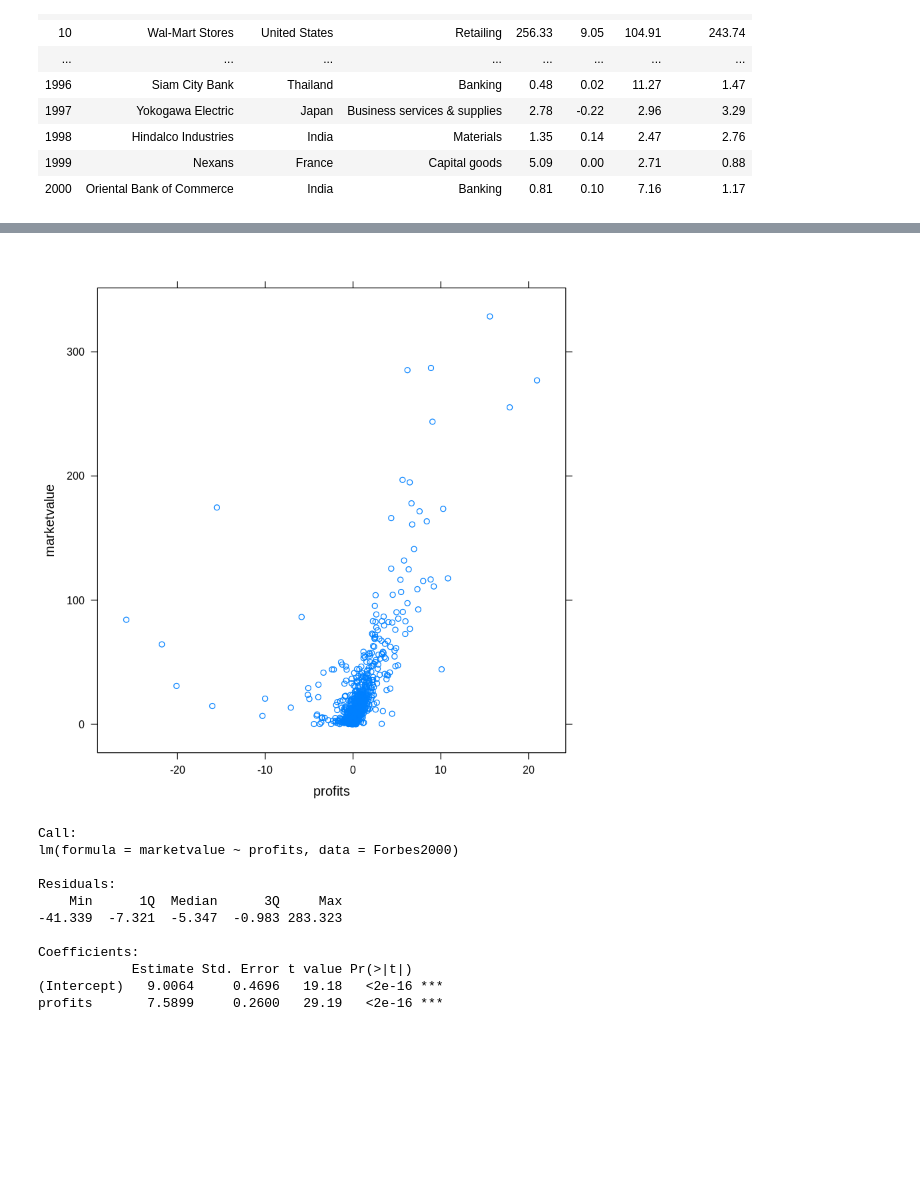
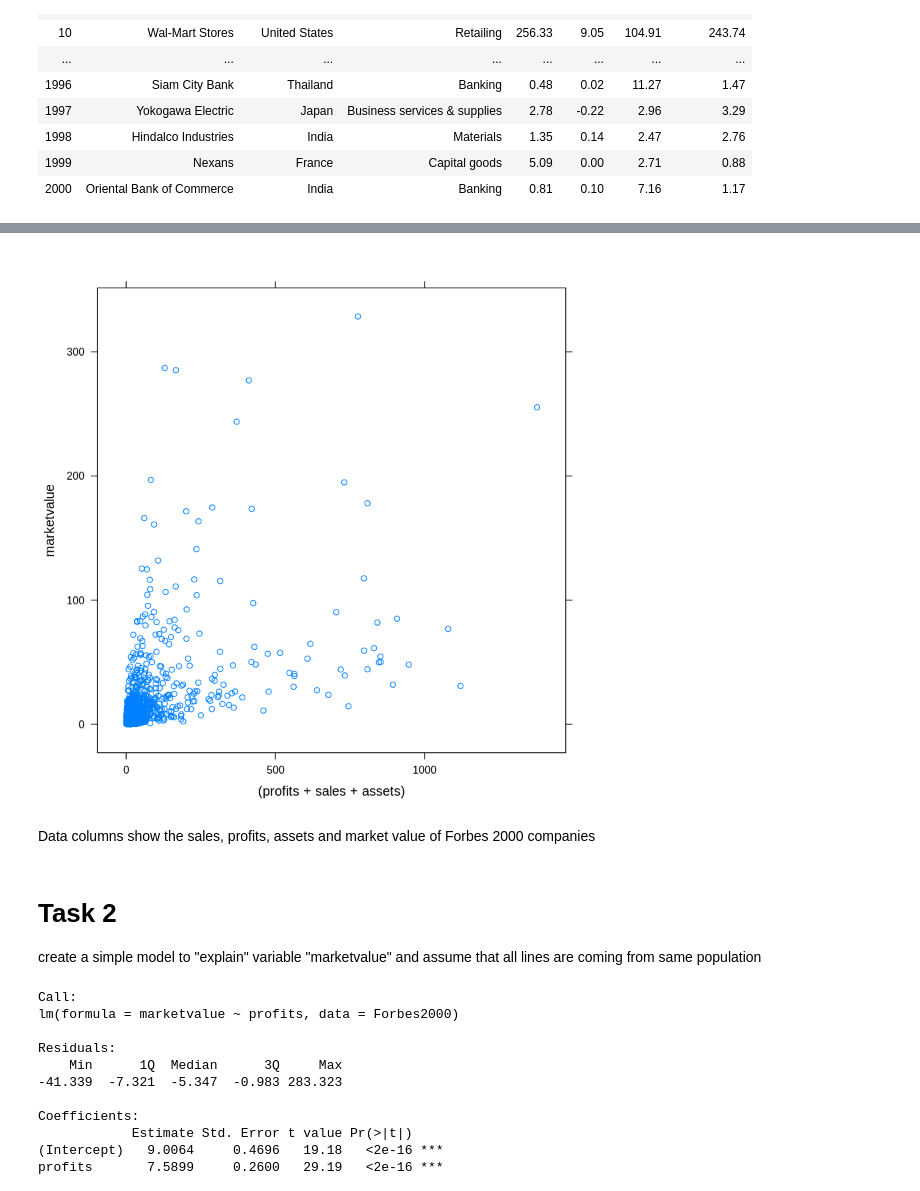
Before and after one commit to mkainula/ml-engineer, a Jupyter notebook: 01_Method_and_Tools/assignment.ipynb, the cells around one changed output, grey strips where cells are left out. Saved outputs shown, nothing was run; the diff lists cells and outputs as text; code cells hidden in the pictures; blank space fills up the shorter version.

Commit message:
Add task instructions and some initial answers

```diff
--- a/01_Method_and_Tools/assignment.ipynb
+++ b/01_Method_and_Tools/assignment.ipynb
@@ -78,7 +61,12 @@ require(lattice)
 # %%
-xyplot(data=Forbes2000, marketvalue ~ profits)
+xyplot(data=Forbes2000, marketvalue ~ (profits+sales+assets))
 # %% [output]
-[figure, old version]
+[figure, new version]
+# %% [markdown]
+Data columns show the sales, profits, assets and market value of Forbes 2000 companies
+# %% [markdown]
+# Task 2
+create a simple model to "explain" variable "marketvalue" and assume that all lines are coming from same population
 # %%
 forbes_lm1 <- lm(marketvalue ~ profits, data=Forbes2000)
 # %%
```
Also changed, not shown: parts of 13 cells of this notebook.
